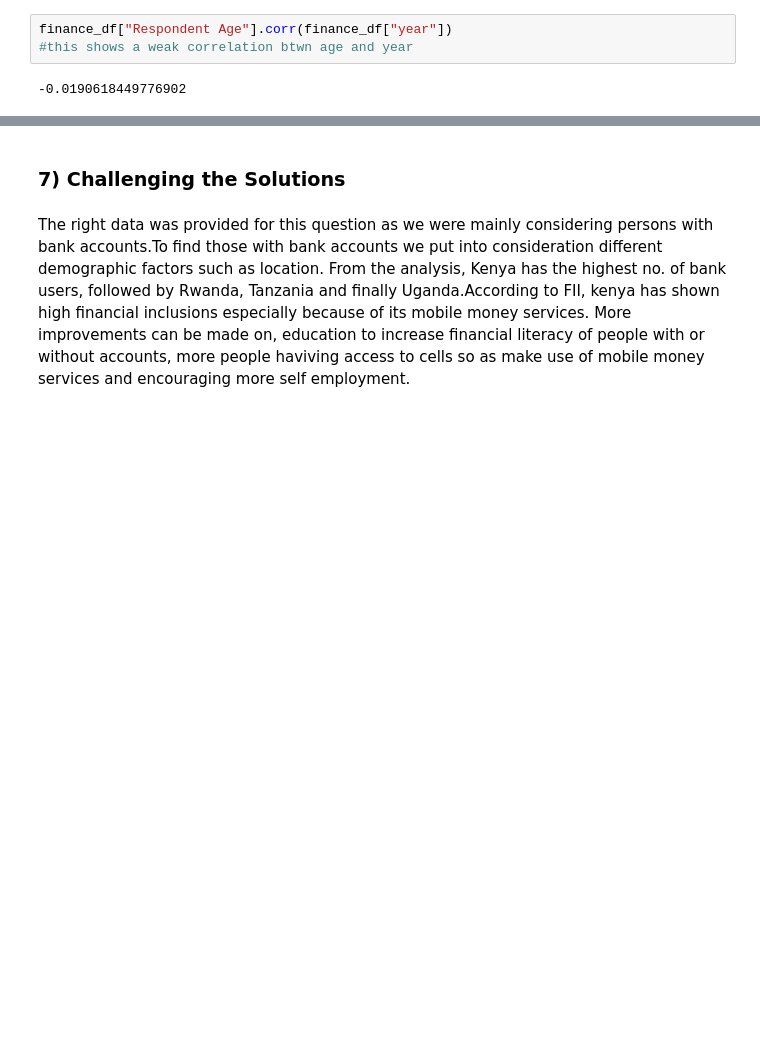
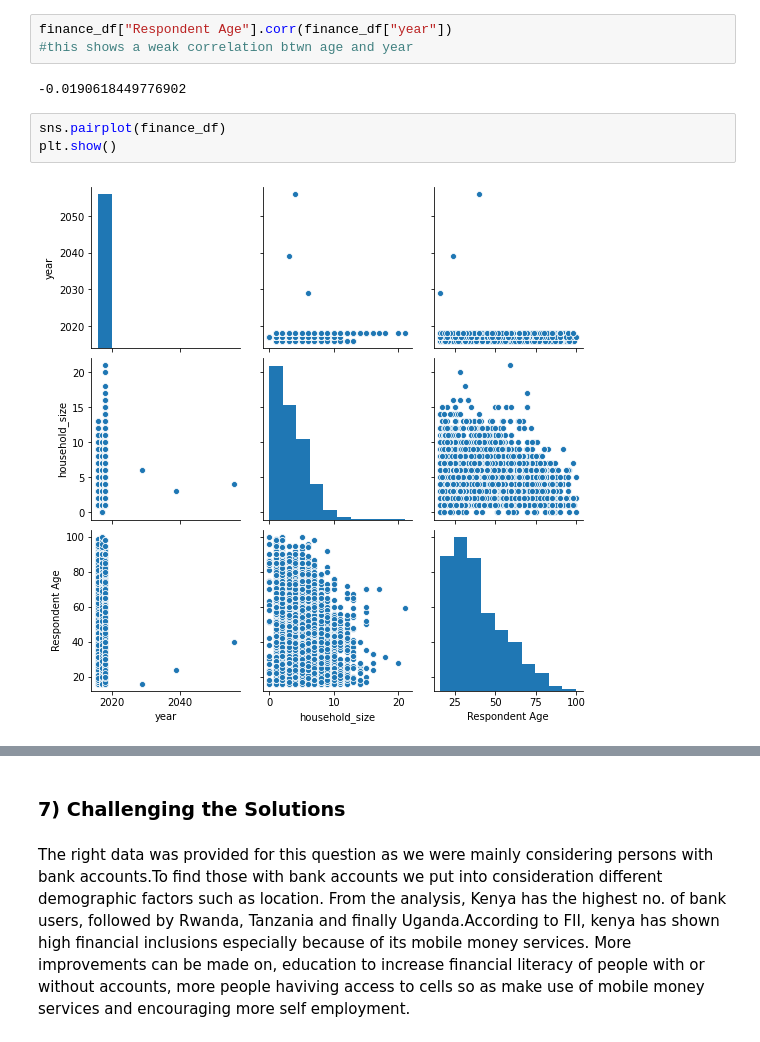
Before and after one commit to Gakori/Financial-inclusion, a Jupyter notebook: finance.ipynb, the cells around one changed output, grey strips where cells are left out. Cells and saved outputs as stored; diff of their text form; blank space fills up the shorter version.

```diff
--- a/finance.ipynb
+++ b/finance.ipynb
@@ -355,3 +400,8 @@ finance_df["Respondent Age"].corr(finance_df["year"])
 #this shows a weak correlation btwn age and year
 # %% [output]
 -0.0190618449776902
+# %%
+sns.pairplot(finance_df)
+plt.show()
+# %% [output]
+[figure, added]
```
Also changed, not shown: parts of 27 cells of this notebook.
